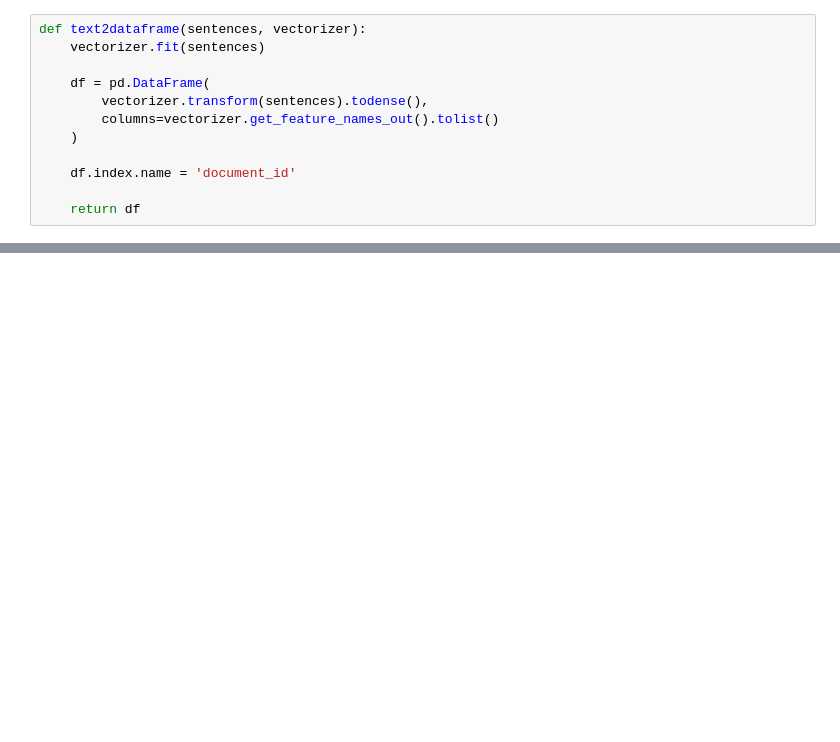
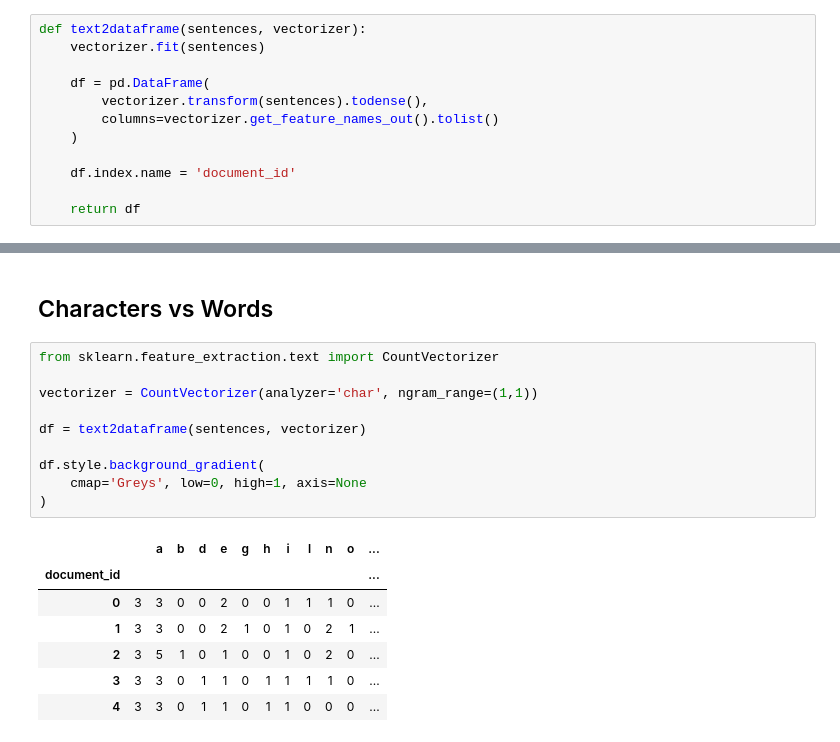
Before and after one commit to gr33ndata/jonthebeach, a Jupyter notebook: notebooks/3- Text Representation.ipynb, the cells around one changed output, grey strips where cells are left out. Cells and saved outputs as stored; diff of their text form; blank space fills up the shorter version.

```diff
--- a/notebooks/3- Text Representation.ipynb
+++ b/notebooks/3- Text Representation.ipynb
@@ -78,0 +112,20 @@ def cosine_distance(a, b):
+# %% [markdown]
+## Characters vs Words
+# %%
+from sklearn.feature_extraction.text import CountVectorizer
+
+vectorizer = CountVectorizer(analyzer='char', ngram_range=(1,1))
+
+df = text2dataframe(sentences, vectorizer)
+
+df.style.background_gradient(
+    cmap='Greys', low=0, high=1, axis=None
+)
+# %% [output]
+|  |  | a | b | d | e | g | h | i | l | n | o | ... |
+| document_id |  |  |  |  |  |  |  |  |  |  |  | ... |
+| 0 | 3 | 3 | 0 | 0 | 2 | 0 | 0 | 1 | 1 | 1 | 0 | ... |
+| 1 | 3 | 3 | 0 | 0 | 2 | 1 | 0 | 1 | 0 | 2 | 1 | ... |
+| 2 | 3 | 5 | 1 | 0 | 1 | 0 | 0 | 1 | 0 | 2 | 0 | ... |
+| 3 | 3 | 3 | 0 | 1 | 1 | 0 | 1 | 1 | 1 | 1 | 0 | ... |
+| 4 | 3 | 3 | 0 | 1 | 1 | 0 | 1 | 1 | 0 | 0 | 0 | ... |
```
Also changed, not shown: parts of 24 cells of this notebook, 6 other files.
